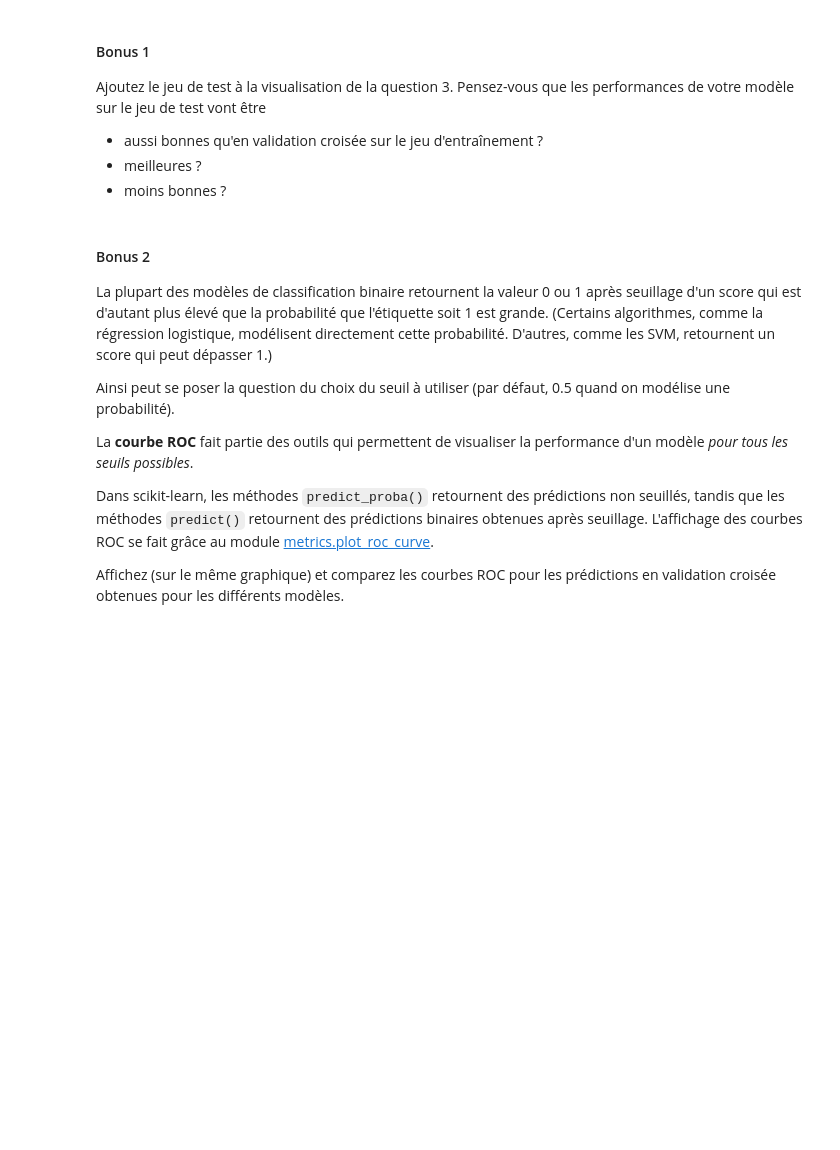
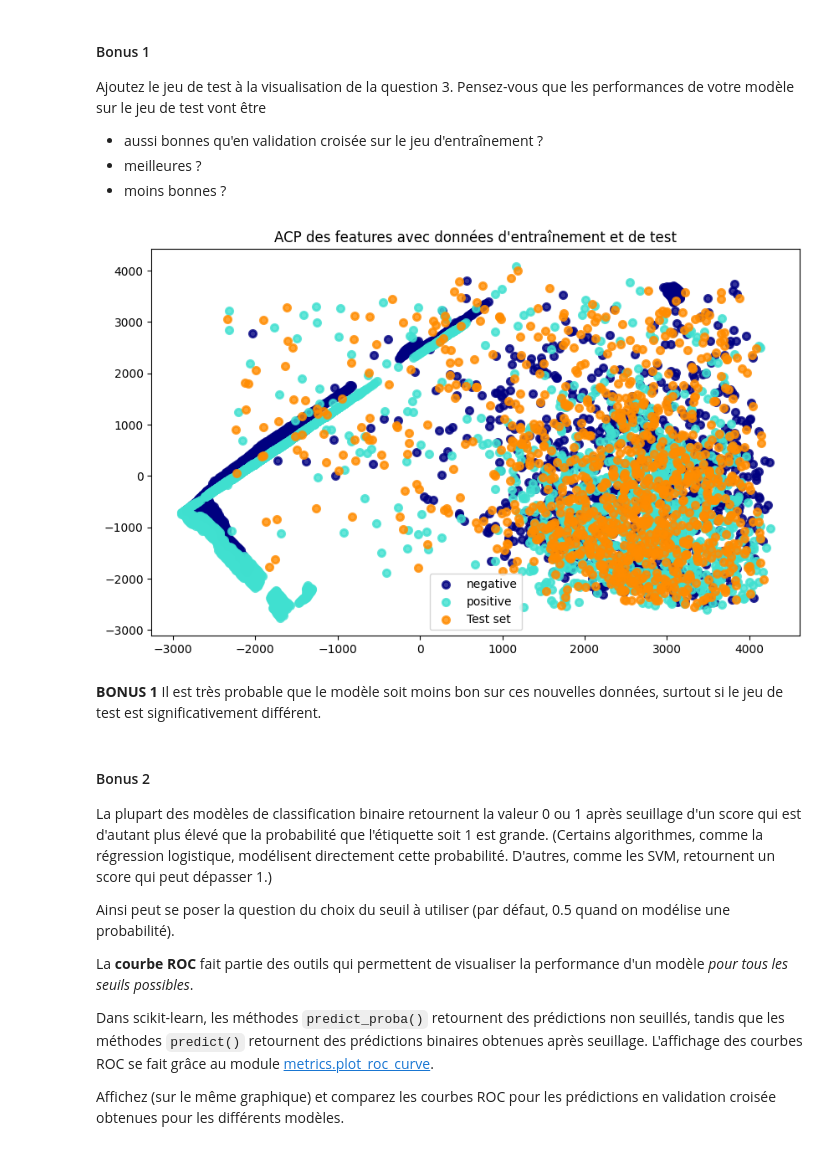
Before and after one commit to AugustinFrr/Projet-SDD-2024, a Jupyter notebook: Projet_SDD_2024.ipynb, the cells around one changed output. Cells and saved outputs as stored; diff of their text form; code cells hidden in the pictures; blank space fills up the shorter version.

Commit message:
plus ou moins fini

```diff
--- a/Projet_SDD_2024.ipynb
+++ b/Projet_SDD_2024.ipynb
@@ -390,3 +469,23 @@ FileNotFoundError: [Errno 2] No such file or directory: 'data/couvert_vegetal_pr
 
 #### Question 13
 Utilisez `predictor_final` pour prédire les étiquettes des observations de `X_private`.  N'oubliez pas le pré-traitement si nécessaire. Enregistrez le résultat dans un array `y_pred_final`.
+# %%
+from sklearn import preprocessing, svm
+
+
+scaler = preprocessing.MinMaxScaler()
+X_public_preprocessed = scaler.fit_transform(X_public)
+X_private_preprocessed = scaler.transform(X_private)
+
+# Meilleurs hyperparamètres
+best_C = 10
+best_gamma = 10
+
+# Définition et entraînement du modèle SVM avec les meilleurs hyperparamètres
+predictor_final = svm.SVC(kernel='rbf', C=best_C, gamma=best_gamma, random_state=42)
+predictor_final.fit(X_public_preprocessed, y_public)
+
+# Étape 2 : Prédire les étiquettes des observations de X_private
+y_pred_final = predictor_final.predict(X_private_preprocessed)
+
+print("Prédictions réalisées avec succès.")
@@ -409,6 +510,37 @@ Ajoutez le jeu de test à la visualisation de la question 3. Pensez-vous que les
 * aussi bonnes qu'en validation croisée sur le jeu d'entraînement ?
 * meilleures ?
 * moins bonnes ?
+# %%
+from sklearn.decomposition import PCA
+import matplotlib.pyplot as plt
+
+# ACP des features pour les données d'entraînement X_public
+pca = PCA(n_components=2)
+X_public_pca = pca.fit_transform(X_public)
+
+# ACP des features pour les données de test X_private
+X_private_pca = pca.transform(X_private)
+
+# Tracer les données d'entraînement
+plt.figure(figsize=(10, 6))
+colors = ['navy', 'turquoise']
+lw = 2
+
+# Plot pour les données d'entraînement
+for color, i, target_name in zip(colors, [0, 1], ['negative', 'positive']):
+    plt.scatter(X_public_pca[y_public == i, 0], X_public_pca[y_public == i, 1], color=color, alpha=0.8, lw=lw,
+                label=target_name)
+
+# Plot pour les données de test
+plt.scatter(X_private_pca[:, 0], X_private_pca[:, 1], color='darkorange', alpha=0.8, lw=lw, label='Test set')
+
+plt.title('ACP des features avec données d\'entraînement et de test')
+plt.legend(loc='best', shadow=False, scatterpoints=1)
+plt.show()
+# %% [output]
+[figure, added]
+# %% [markdown]
+**BONUS 1** Il est très probable que le modèle soit moins bon sur ces nouvelles données, surtout si le jeu de test est significativement différent.
 # %% [markdown]
 #### Bonus 2
 La plupart des modèles de classification binaire retournent la valeur 0 ou 1 après seuillage d'un score qui est d'autant plus élevé que la probabilité que l'étiquette soit 1 est grande. (Certains algorithmes, comme la régression logistique, modélisent directement cette probabilité. D'autres, comme les SVM, retournent un score qui peut dépasser 1.)
```
Also changed, not shown: parts of 12 cells of this notebook, 1 other file.
